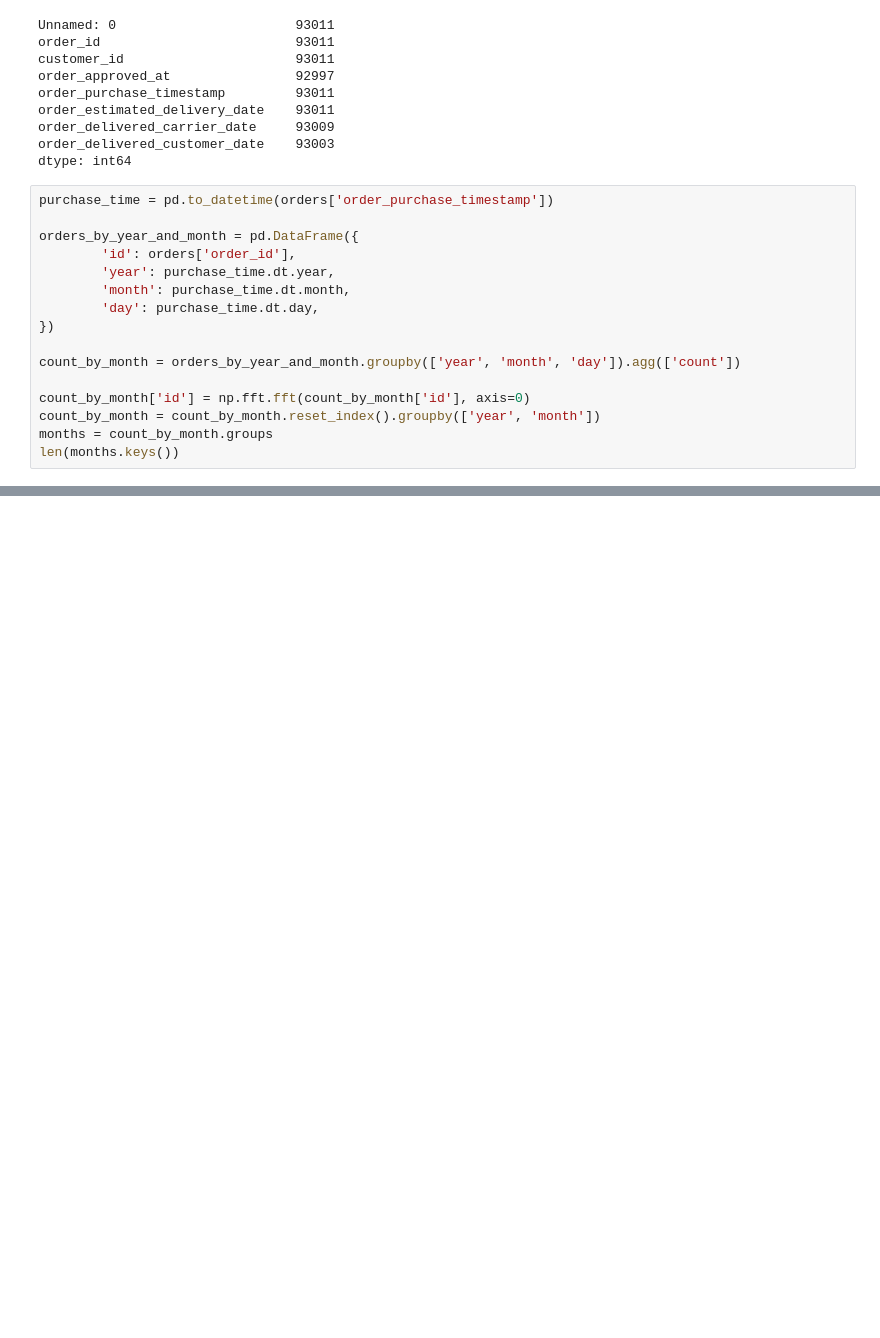
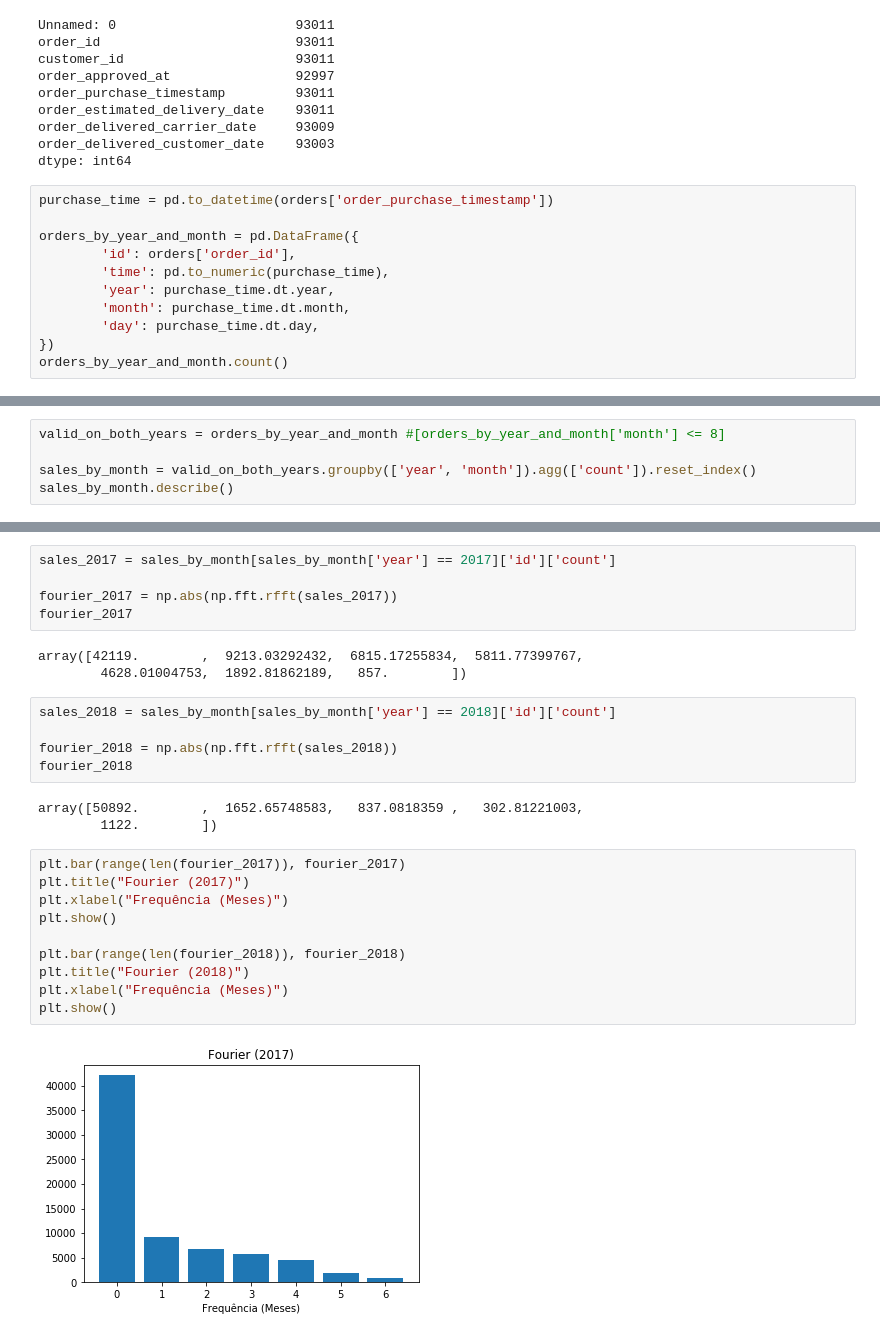
Before and after one commit to GuiBrandt/e-commerce, a Jupyter notebook: Sprint 1/Hipóteses.ipynb, the cells around one changed output, grey strips where cells are left out. Cells and saved outputs as stored; diff of their text form; blank space fills up the shorter version.

```diff
--- a/Sprint 1/Hipóteses.ipynb
+++ b/Sprint 1/Hipóteses.ipynb
@@ -25,15 +33,10 @@ purchase_time = pd.to_datetime(orders['order_purchase_timestamp'])
 
 orders_by_year_and_month = pd.DataFrame({
         'id': orders['order_id'],
+        'time': pd.to_numeric(purchase_time),
         'year': purchase_time.dt.year,
         'month': purchase_time.dt.month,
         'day': purchase_time.dt.day,
 })
-
-count_by_month = orders_by_year_and_month.groupby(['year', 'month', 'day']).agg(['count'])
-
-count_by_month['id'] = np.fft.fft(count_by_month['id'], axis=0)
-count_by_month = count_by_month.reset_index().groupby(['year', 'month'])
-months = count_by_month.groups
-len(months.keys())
+orders_by_year_and_month.count()
 # %% [output]
@@ -40,0 +66,5 @@ len(months.keys())
+# %%
+valid_on_both_years = orders_by_year_and_month #[orders_by_year_and_month['month'] <= 8]
+
+sales_by_month = valid_on_both_years.groupby(['year', 'month']).agg(['count']).reset_index()
+sales_by_month.describe()
@@ -40,0 +82,28 @@ len(months.keys())
+# %%
+sales_2017 = sales_by_month[sales_by_month['year'] == 2017]['id']['count']
+
+fourier_2017 = np.abs(np.fft.rfft(sales_2017))
+fourier_2017
+# %% [output]
+array([42119.        ,  9213.03292432,  6815.17255834,  5811.77399767,
+        4628.01004753,  1892.81862189,   857.        ])
+# %%
+sales_2018 = sales_by_month[sales_by_month['year'] == 2018]['id']['count']
+
+fourier_2018 = np.abs(np.fft.rfft(sales_2018))
+fourier_2018
+# %% [output]
+array([50892.        ,  1652.65748583,   837.0818359 ,   302.81221003,
+        1122.        ])
+# %%
+plt.bar(range(len(fourier_2017)), fourier_2017)
+plt.title("Fourier (2017)")
+plt.xlabel("Frequência (Meses)")
+plt.show()
+
+plt.bar(range(len(fourier_2018)), fourier_2018)
+plt.title("Fourier (2018)")
+plt.xlabel("Frequência (Meses)")
+plt.show()
+# %% [output]
+[figure, added]
```
Also changed, not shown: parts of 38 cells of this notebook, 1 other file.
